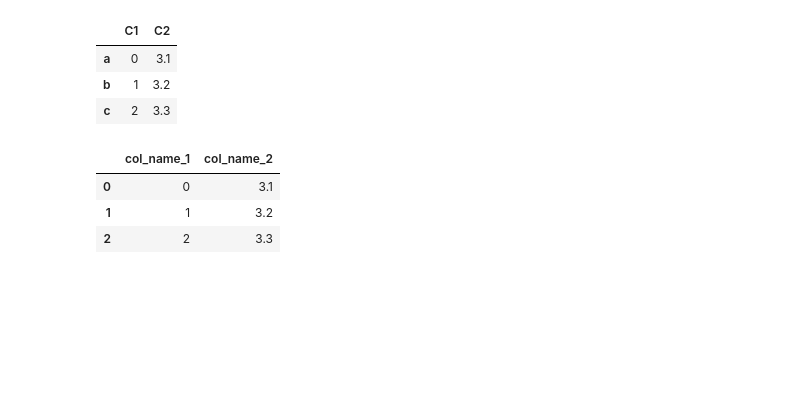
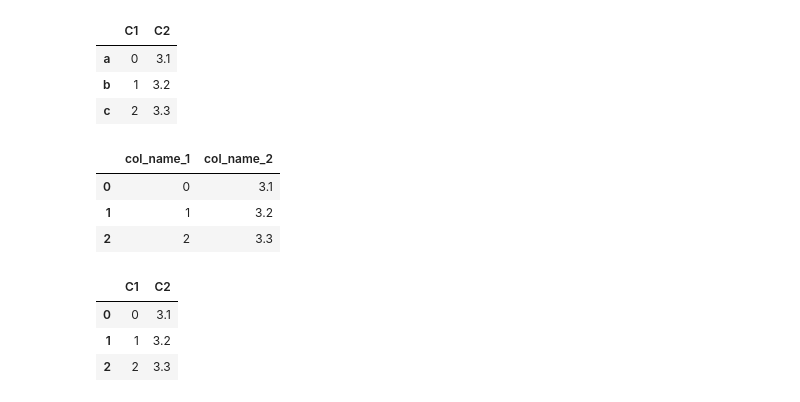
Before and after one commit to haylee360/eds220-2024-in-class, a Jupyter notebook: week1-lesson1-python-review.ipynb, the cells around one changed output. Drawn from its saved outputs; the diff is of its cells as text; code cells hidden in the pictures; blank space fills up the shorter version.

```diff
--- a/week1-lesson1-python-review.ipynb
+++ b/week1-lesson1-python-review.ipynb
@@ -509,4 +509,10 @@ df
 | 1 | 1 | 3.2 |
 | 2 | 2 | 3.3 |
 # %%
-df.columns = ['C1', 'C2']
+df.columns = ['C1', 'C2'] # directly updating the df, no need to reassign
+df
+# %% [output]
+|  | C1 | C2 |
+| 0 | 0 | 3.1 |
+| 1 | 1 | 3.2 |
+| 2 | 2 | 3.3 |
```
Also changed, not shown: 1 other file.
